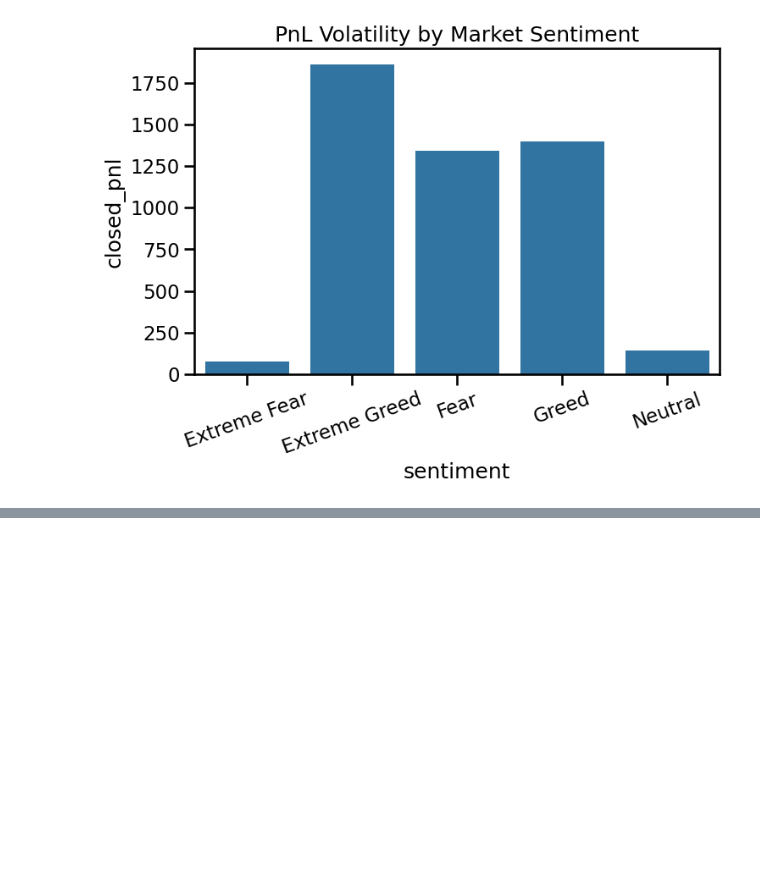
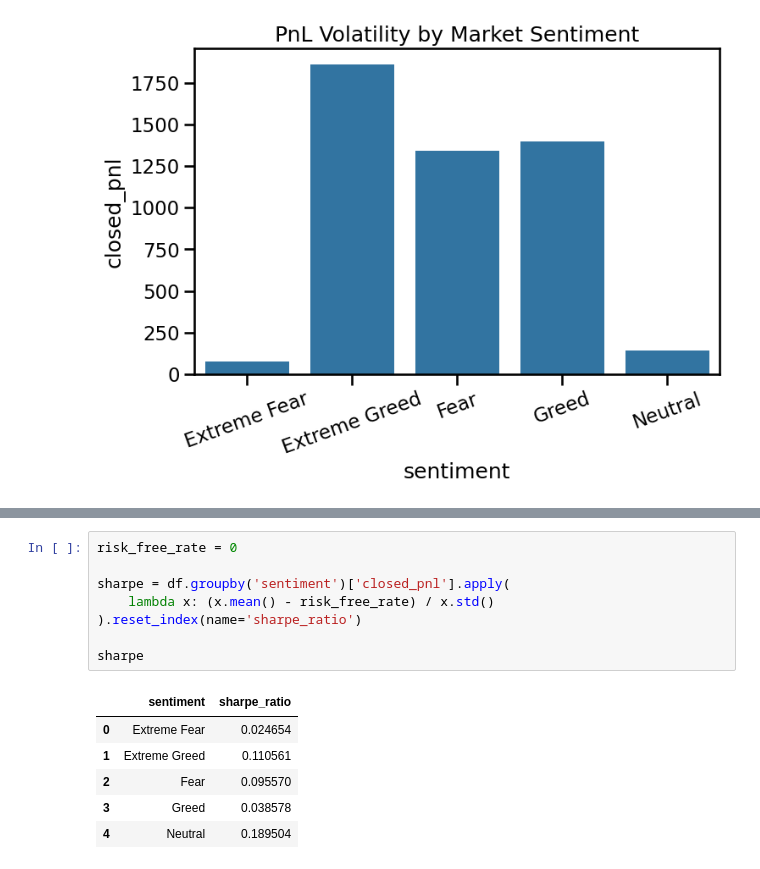
Before and after one commit to karthigaD-hub/right-to-justice, a Jupyter notebook: dataclean_analysis/data_cleaning.ipynb, the cells around one changed output, grey strips where cells are left out. Cells and saved outputs as stored; diff of their text form; blank space fills up the shorter version.

```diff
--- a/dataclean_analysis/data_cleaning.ipynb
+++ b/dataclean_analysis/data_cleaning.ipynb
@@ -171,0 +170,15 @@ OSError: Cannot save file into a non-existent directory: 'D:\projects\trader-beh
+# %%
+risk_free_rate = 0
+
+sharpe = df.groupby('sentiment')['closed_pnl'].apply(
+    lambda x: (x.mean() - risk_free_rate) / x.std()
+).reset_index(name='sharpe_ratio')
+
+sharpe
+# %% [output]
+|  | sentiment | sharpe_ratio |
+| 0 | Extreme Fear | 0.024654 |
+| 1 | Extreme Greed | 0.110561 |
+| 2 | Fear | 0.095570 |
+| 3 | Greed | 0.038578 |
+| 4 | Neutral | 0.189504 |
```
Also changed, not shown: parts of 5 cells of this notebook.
